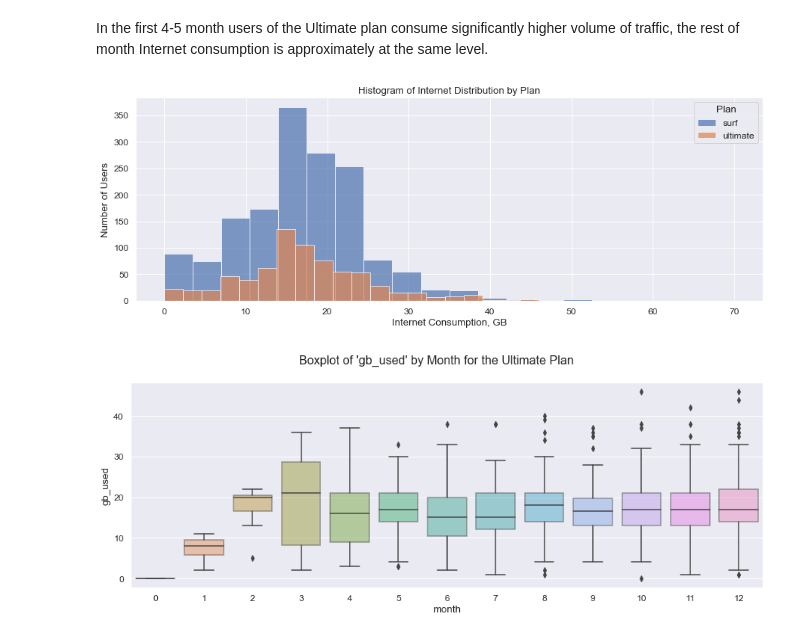
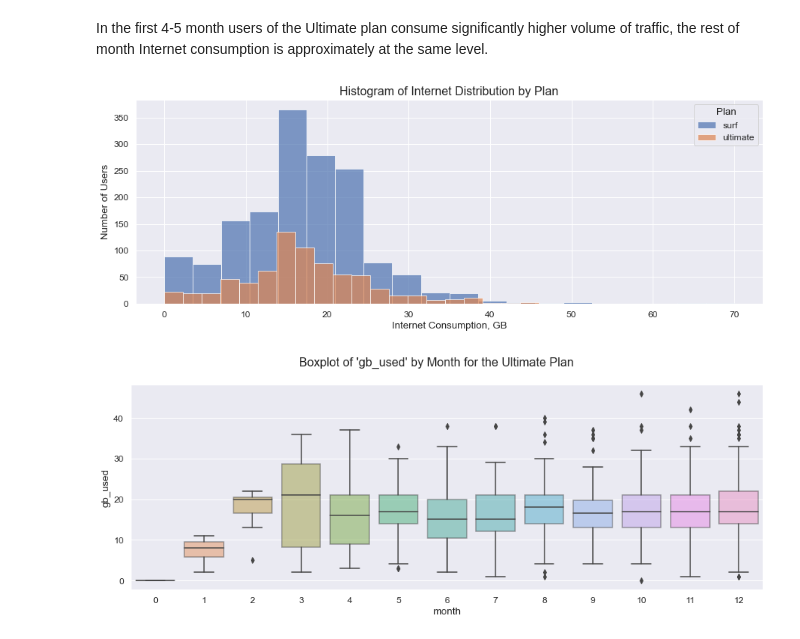
Before and after one commit to Sasha-Fridman/TripleTen-ex.-Practicum-Bootcamp-Projects, a Jupyter notebook: 3. Telecom Operator Plans Revenue Evaluation/3. Statistical Data Analysis.ipynb, the cells around one changed output. Saved outputs shown, nothing was run; the diff lists cells and outputs as text; code cells hidden in the pictures.

```diff
--- a/3. Telecom Operator Plans Revenue Evaluation/3. Statistical Data Analysis.ipynb
+++ b/3. Telecom Operator Plans Revenue Evaluation/3. Statistical Data Analysis.ipynb
@@ -1534,13 +1536,13 @@ In the first 4-5 month users of the Ultimate plan consume significantly higher v
 # %%
 # let's check Internet consumption distributions on both plans
 df_total_plans.groupby('plan')['gb_used'].hist(bins=20,alpha = 0.7, legend=True, figsize=(15,5))
 
 plt.xlabel('Internet Consumption, GB')
 plt.ylabel('Number of Users')
-plt.title('Histogram of Internet Distribution by Plan')
+plt.title('Histogram of Internet Distribution by Plan', fontsize=16)
 plt.legend(title='Plan');
 # %% [output]
-[figure, old version]
+[figure, new version]
 # %%
 # Plotting a boxplot to visualize the distribution of the monthly Internet consumption on each plan
 boxplots(df=df_total_plans, category ='plan', x_parameter='month', y_parameter='gb_used',\
```
Also changed, not shown: parts of 4 cells of this notebook.
